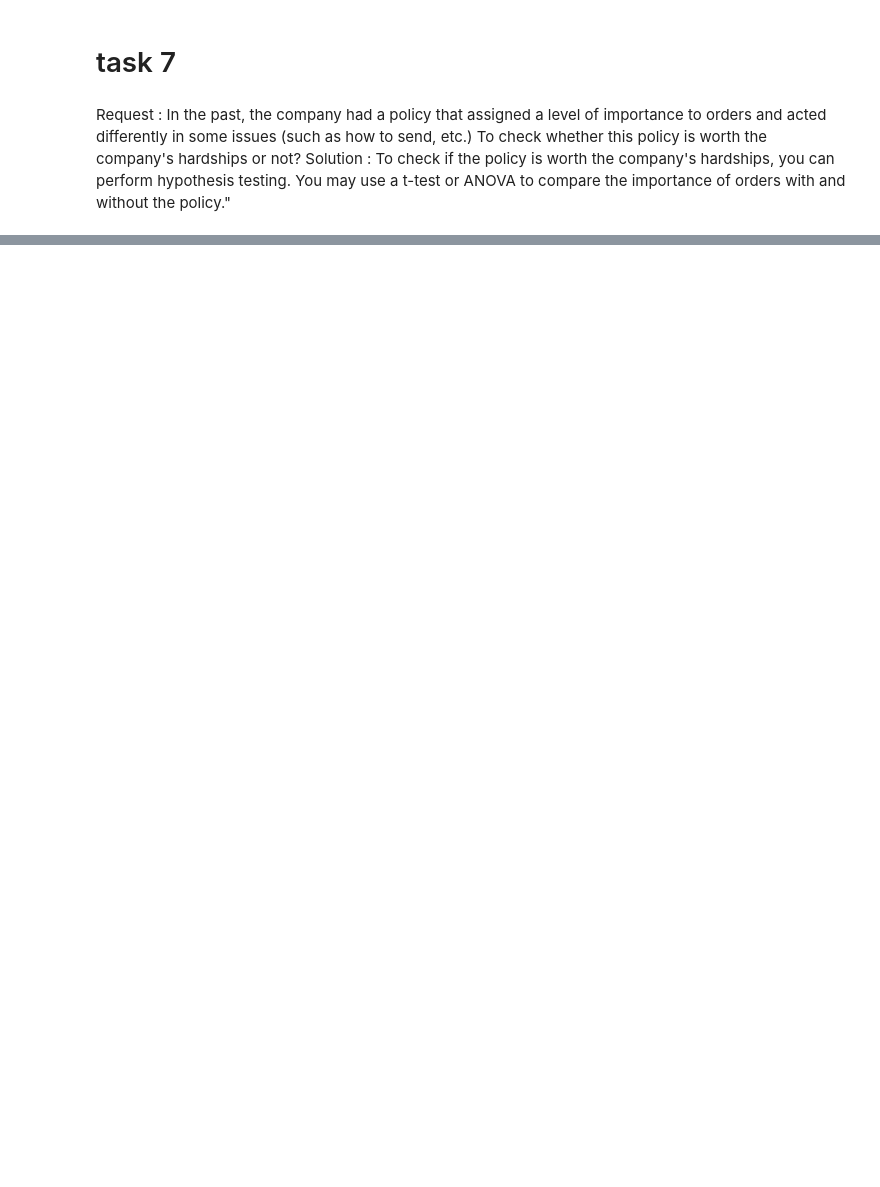
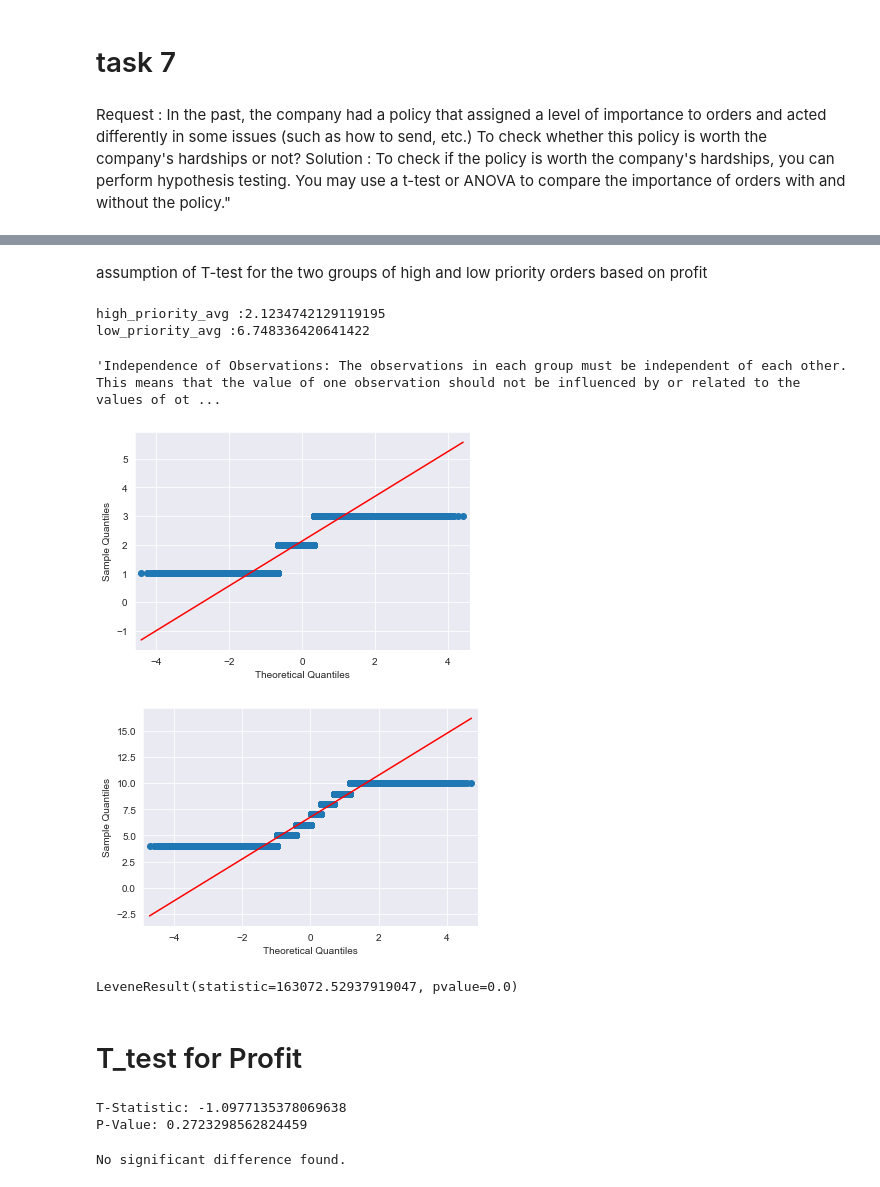
Before and after one commit to realBagher/Laptop_analysis_and_Warehousing_g3, a Jupyter notebook: Tasks/task 7/task_7.ipynb, the cells around one changed output, grey strips where cells are left out. Cells and saved outputs as stored; diff of their text form; code cells hidden in the pictures; blank space fills up the shorter version.

Commit message:
update Tasks (added assumption )

```diff
--- a/Tasks/task 7/task_7.ipynb
+++ b/Tasks/task 7/task_7.ipynb
@@ -99,3 +101,8 @@ session.close()
 # %%
 # close the connection of database
 conn.close()
+# %%
+from sklearn.preprocessing import LabelEncoder
+label_encoder = LabelEncoder()
+df_order['Priority'] = label_encoder.fit_transform(df_order['Priority'])
+df_order
@@ -101,0 +123,5 @@ conn.close()
+# %%
+# Split the DataFrame based on 'column_name'
+value_to_split_on = 0  # Change this to the desired value
+High_priority = df_order[df_order['Priority'] <= 1]
+Low_priority = df_order[df_order['Priority'] > 1]
@@ -101,0 +181,40 @@ conn.close()
+# %% [markdown]
+ assumption of T-test for the two groups of high and low priority orders based on profit
+# %%
+# Calculate the average profit for each group
+High_priority_avg = High_priority['ship_date'].mean()
+Low_priority_avg = Low_priority['ship_date'].mean()
+print(f'high_priority_avg :{High_priority_avg}')
+print(f'low_priority_avg :{Low_priority_avg}')
+# %% [output]
+high_priority_avg :2.1234742129119195
+low_priority_avg :6.748336420641422
+# %%
+# Check the assumptions
+# Assumption 1: Independence of Observations
+# Nothing to code here; it's assumed based on the data structure.
+'''Independence of Observations: The observations in each group must be independent of each other. This means that the value of one observation should not be influenced by or related to the values of other observations. If you have paired data, such as before-and-after measurements, you should use a paired samples t-test.
+'''
+# %% [output]
+'Independence of Observations: The observations in each group must be independent of each other. This means that the value of one observation should not be influenced by or related to the values of ot ...
+# %%
+# Assumption 2: Normality
+# Check normality using Q-Q plots and Shapiro-Wilk test
+'''Normality: The data in each group should follow a roughly normal distribution. Normality is important because the t-test assumes that the sampling distribution of the means is normally distributed. You can check for normality using methods like histograms, Q-Q plots, or formal statistical tests (e.g., Shapiro-Wilk test).
+'''
+qqplot_column1 = sm.qqplot(High_priority['ship_date'], line='s')
+qqplot_column2 = sm.qqplot(Low_priority['ship_date'], line='s')
+shapiro_column1 = stats.shapiro(High_priority['ship_date'])
+shapiro_column2 = stats.shapiro(Low_priority['ship_date'])
+# %% [output]
+[figure, added]
+[figure, added]
+# %%
+# Assumption 3: Homogeneity of Variance
+# Check homoscedasticity using Levene's test
+'''Homogeneity of Variance: The variances in the different groups being compared should be approximately equal (homoscedasticity). This assumption is important because the t-test assumes that the standard deviations of the two groups are equal. You can check for homogeneity of variance using statistical tests like Levene's test or by examining the spread of data within groups.
+'''
+levene_test = stats.levene(High_priority['ship_date'], Low_priority['ship_date'])
+levene_test
+# %% [output]
+LeveneResult(statistic=163072.52937919047, pvalue=0.0)
@@ -101,0 +226,19 @@ conn.close()
+# %% [markdown]
+# T_test for Profit
+# %%
+# Perform the t-test for the two groups of high and low priority orders based on profit
+t_stat, p_value = stats.ttest_ind(High_priority['Profit'],  Low_priority['Profit'])
+# Print the results
+print(f'T-Statistic: {t_stat}')
+print(f'P-Value: {p_value}')
+# %% [output]
+T-Statistic: -1.0977135378069638
+P-Value: 0.2723298562824459
+# %%
+# Interpret the results
+if p_value < 0.05:
+    print('The means are significantly different.')
+else:
+    print('No significant difference found.')
+# %% [output]
+No significant difference found.
```
Also changed, not shown: parts of 17 cells of this notebook, 1 other file.
